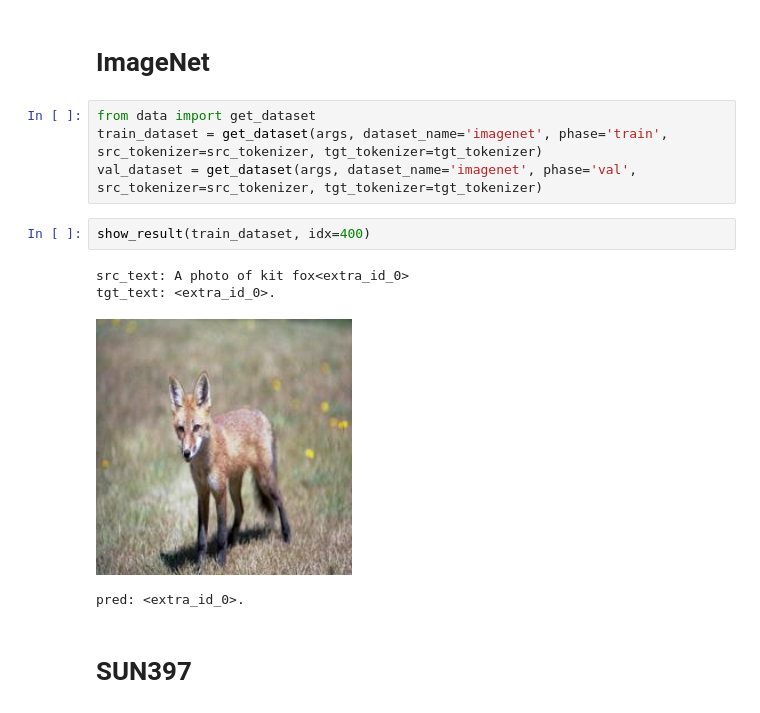
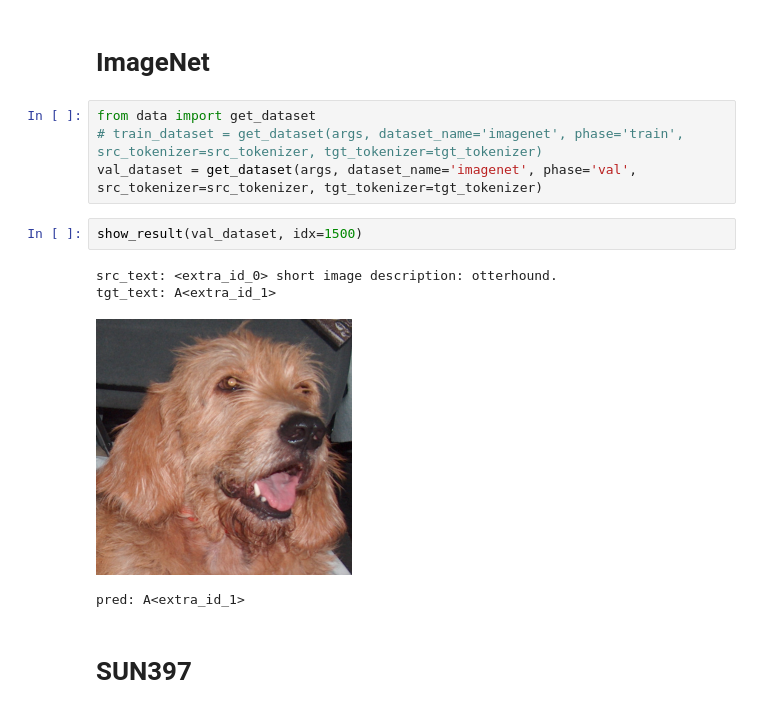
Before and after one commit to k-yanase9/KLab_MultiModalModel, a Jupyter notebook: visualization.ipynb, the cells around one changed output. Saved outputs shown, nothing was run; the diff lists cells and outputs as text.

```diff
--- a/visualization.ipynb
+++ b/visualization.ipynb
@@ -83,15 +83,15 @@ def show_result(dataset, idx=10):
 # ImageNet
 # %%
 from data import get_dataset
-train_dataset = get_dataset(args, dataset_name='imagenet', phase='train', src_tokenizer=src_tokenizer, tgt_tokenizer=tgt_tokenizer)
+# train_dataset = get_dataset(args, dataset_name='imagenet', phase='train', src_tokenizer=src_tokenizer, tgt_tokenizer=tgt_tokenizer)
 val_dataset = get_dataset(args, dataset_name='imagenet', phase='val', src_tokenizer=src_tokenizer, tgt_tokenizer=tgt_tokenizer)
 # %%
-show_result(train_dataset, idx=400)
+show_result(val_dataset, idx=1500)
 # %% [output]
-src_text: A photo of kit fox<extra_id_0>
-tgt_text: <extra_id_0>.
+src_text: <extra_id_0> short image description: otterhound.
+tgt_text: A<extra_id_1>
-[figure, old version]
+[figure, new version]
-pred: <extra_id_0>.
+pred: A<extra_id_1>
 # %% [markdown]
 # SUN397
 # %%
```
Also changed, not shown: parts of 6 cells of this notebook, 1 other file.
